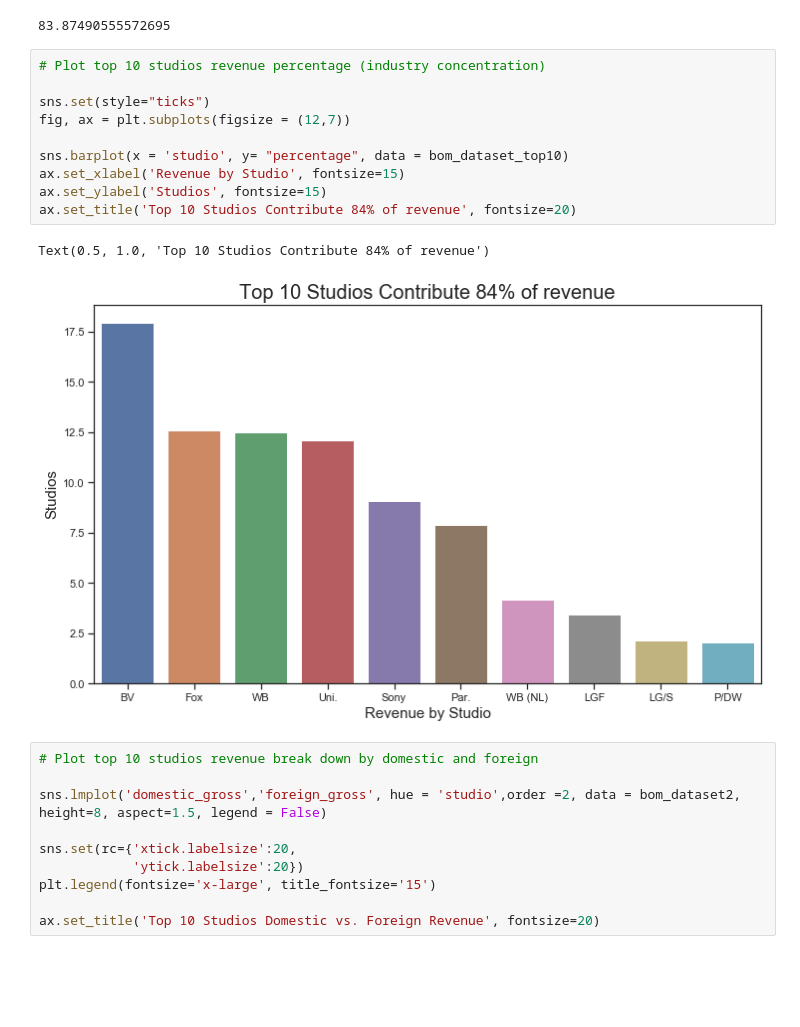
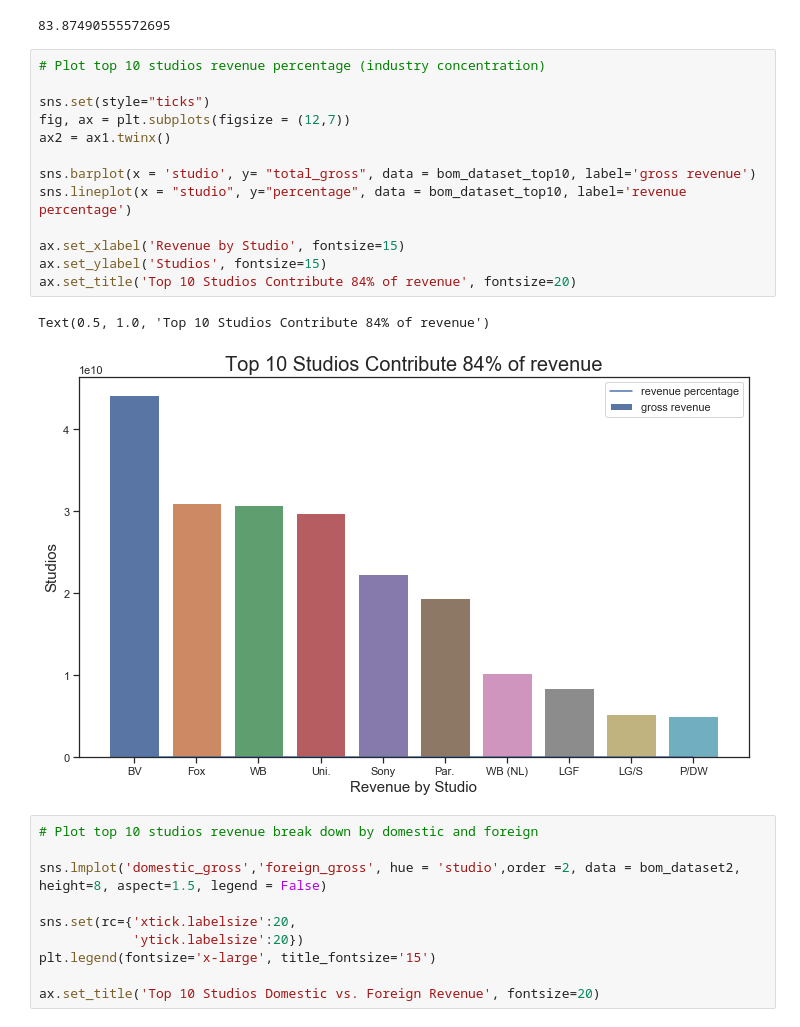
Before and after one commit to polyglottraveler/projectkr, a Jupyter notebook: master_worksheet_combined.ipynb, the cells around one changed output. Saved outputs shown, nothing was run; the diff lists cells and outputs as text; blank space fills up the shorter version.

```diff
--- a/master_worksheet_combined.ipynb
+++ b/master_worksheet_combined.ipynb
@@ -110,16 +110,19 @@ print(top10studiopct)
 # %%
 # Plot top 10 studios revenue percentage (industry concentration)
 
 sns.set(style="ticks")
 fig, ax = plt.subplots(figsize = (12,7))
+ax2 = ax1.twinx()
 
-sns.barplot(x = 'studio', y= "percentage", data = bom_dataset_top10)
+sns.barplot(x = 'studio', y= "total_gross", data = bom_dataset_top10, label='gross revenue')
+sns.lineplot(x = "studio", y="percentage", data = bom_dataset_top10, label='revenue percentage')
+
 ax.set_xlabel('Revenue by Studio', fontsize=15)
 ax.set_ylabel('Studios', fontsize=15)
 ax.set_title('Top 10 Studios Contribute 84% of revenue', fontsize=20)
 # %% [output]
 Text(0.5, 1.0, 'Top 10 Studios Contribute 84% of revenue')
-[figure, old version]
+[figure, new version]
 # %%
 # Plot top 10 studios revenue break down by domestic and foreign
 
```
Also changed, not shown: parts of 12 cells of this notebook.
